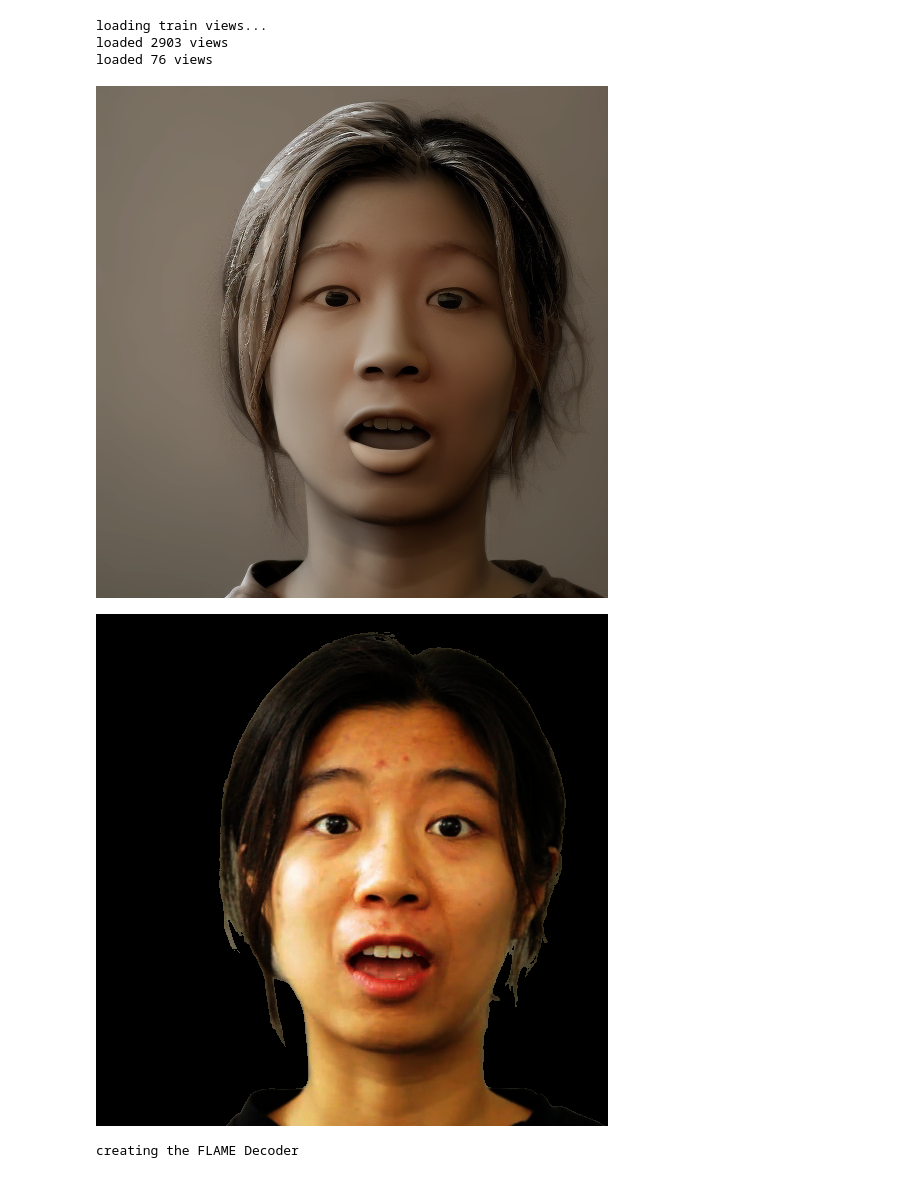
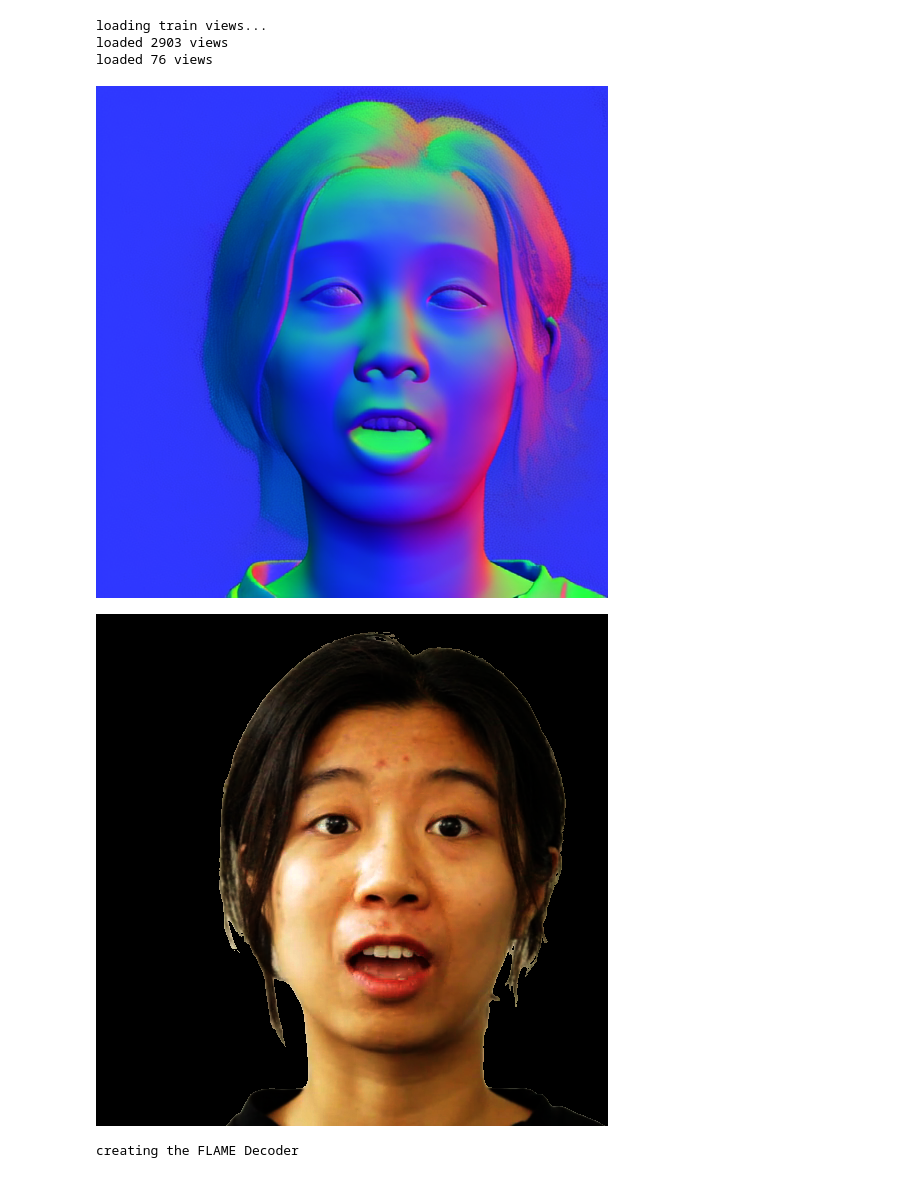
Before and after one commit to HannesLeonhard/adl4cv_ws25-26_Relightable-Avatars, a Jupyter notebook: notebooks/run_flare.ipynb, the cells around one changed output. Saved outputs shown, nothing was run; the diff lists cells and outputs as text; code cells hidden in the pictures.

Commit message:
Implement stage 2 in flare training notebook

```diff
--- a/notebooks/run_flare.ipynb
+++ b/notebooks/run_flare.ipynb
@@ -46,9 +44,22 @@ Jupyter environment detected. Enabling Open3D WebVisualizer.
 [Open3D INFO] WebRTC GUI backend enabled.
 [Open3D INFO] WebRTCWindowSystem: HTTP handshake server disabled.
 # %%
+# export PYTHONPATH=/home/hleonhard/adl4cv_ws25-26_Relightable-Avatars/flare:$PYTHONPATH
+# material_aware_training(
+#     run_name="001_test_diffusion_renderer",
+#     working_dir="/home/hleonhard/data/flare_train_setup",
+#     input_dir="/home/hleonhard/data/flare_subject_data/001",
+#     train_dir=["MVI_1814", "MVI_1810"],
+#     eval_dir=["MVI_1812"],
+#     output_dir="out",
+#     batch_size=2,
+#     flame_path="/home/hleonhard/adl4cv_ws25-26_Relightable-Avatars/flare/flame/FLAME2020/generic_model.pkl",
+#     diffusion_dir=Path("/home/hleonhard/data/flare_diffusion_channels/diffusion_renderer/001"),
+# )
+
 config = {
     'config': None,
-    'run_name': '002_test',
+    'run_name': '003_test_diffusion_renderer',
     'batch_size': 2,
     # path
     'input_dir': Path("/home/hleonhard/data/flare_subject_data/001"),
@@ -90,11 +101,11 @@ config = {
     'weight_roughness_regularization': 0.1,
     'weight_fresnel_coeff': 0.01,
     # diffusion regularization
-    'diffusion_dir': Path("/home/hleonhard/data/flare_diffusion_channels/rgbx/001"),
+    'diffusion_dir': Path("/home/hleonhard/data/flare_diffusion_channels/diffusion_renderer/001"),
     "diffusion_normal": 0.01,
     "diffusion_albedo": 0.01,
     "diffusion_roughness": 0.01,
-    "diffusion_irradiance": 0.01,
+    "diffusion_irradiance": 0.0,
     'r_mean': 0.500,
     # neural shader
     'fourier_features': 'positional',
@@ -135,12 +146,12 @@ loaded 76 views
 # %%
 from PIL import Image
 
-Image.fromarray(np.uint8(debug_views['diffusion_irradiance'].cpu().numpy()[0,...] * 255))
+Image.fromarray(np.uint8(debug_views['diffusion_normal'].cpu().numpy()[0,...] * 255))
 # %% [output]
-[figure, old version]
+[figure, new version]
 # %%
 Image.fromarray(np.uint8(debug_views['img'].cpu().numpy()[0,...] * 255))
 # %% [output]
-[figure, old version]
+[figure, new version]
 # %%
 ### ============== load FLAME mesh ==============================
```
Also changed, not shown: parts of 23 cells of this notebook, 1 other file.
